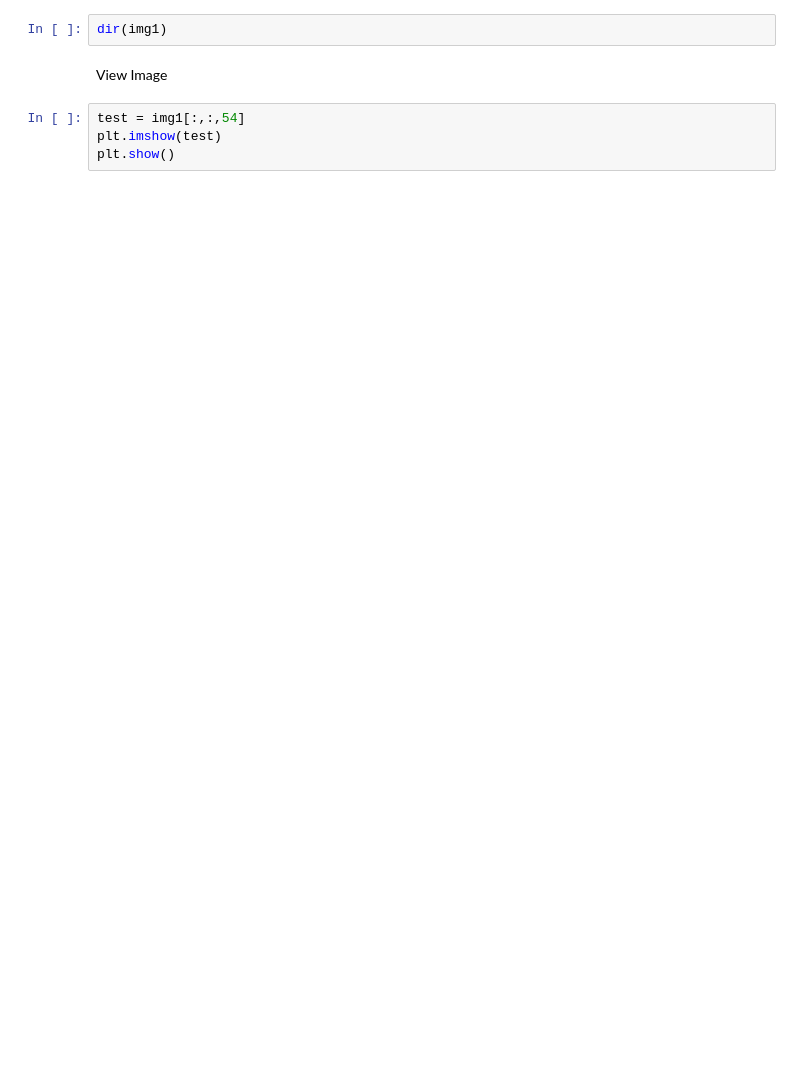
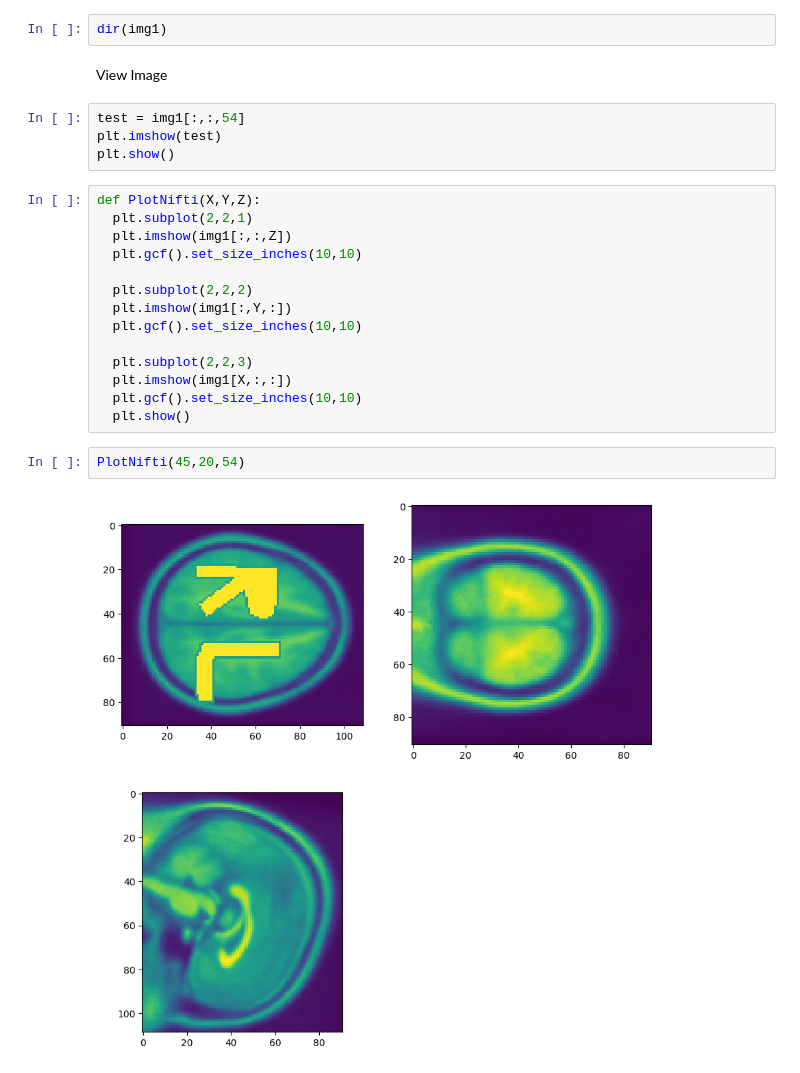
Before and after one commit to Taboh250/sep23_cds_int_medical_data, a Jupyter notebook: AlzeimerProject.ipynb, the cells around one changed output. Cells and saved outputs as stored; diff of their text form; blank space fills up the shorter version.

```diff
--- a/AlzeimerProject.ipynb
+++ b/AlzeimerProject.ipynb
@@ -56,4 +74,22 @@ View Image
 test = img1[:,:,54]
 plt.imshow(test)
 plt.show()
+# %%
+def PlotNifti(X,Y,Z):
+  plt.subplot(2,2,1)
+  plt.imshow(img1[:,:,Z])
+  plt.gcf().set_size_inches(10,10)
+
+  plt.subplot(2,2,2)
+  plt.imshow(img1[:,Y,:])
+  plt.gcf().set_size_inches(10,10)
+
+  plt.subplot(2,2,3)
+  plt.imshow(img1[X,:,:])
+  plt.gcf().set_size_inches(10,10)
+  plt.show()
+# %%
+PlotNifti(45,20,54)
+# %% [output]
+[figure, added]
 # %%
```
Also changed, not shown: parts of 4 cells of this notebook.
